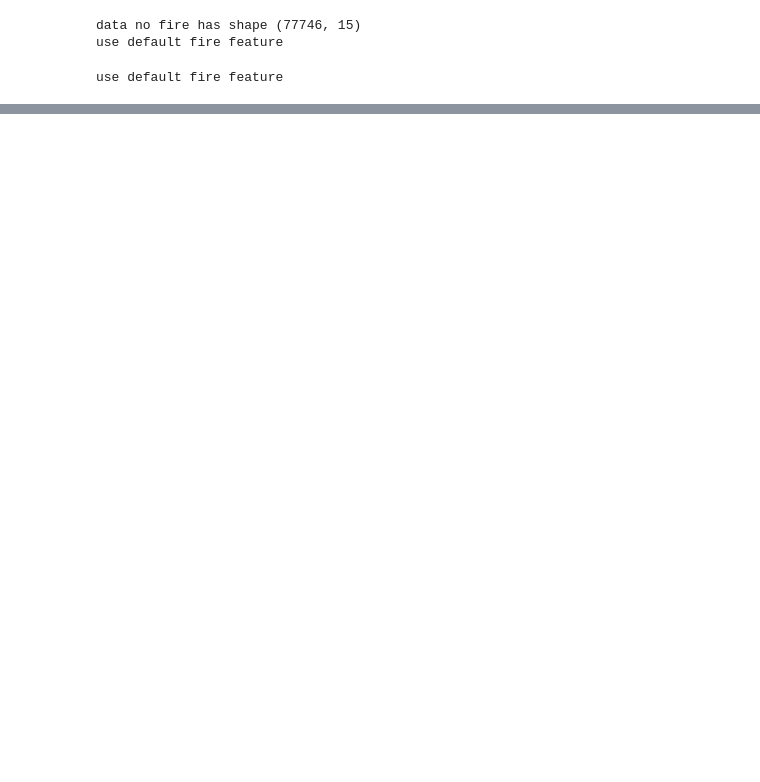
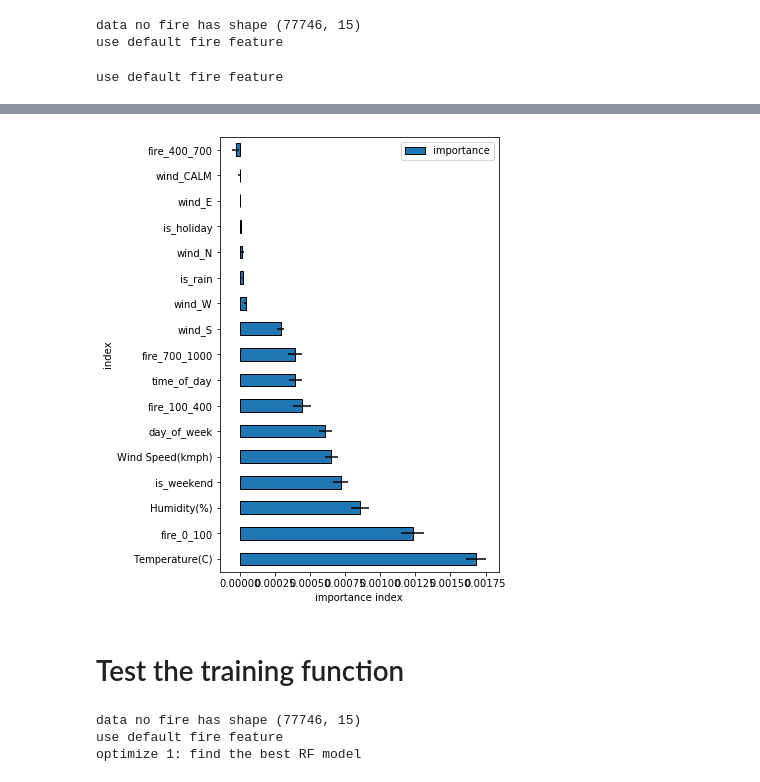
Before and after one commit to worasom/aqi_thailand2, a Jupyter notebook: notebooks/5_ML-Model_optimize.ipynb, the cells around one changed output, grey strips where cells are left out. Saved outputs shown, nothing was run; the diff lists cells and outputs as text; code cells hidden in the pictures; blank space fills up the shorter version.

```diff
--- a/notebooks/5_ML-Model_optimize.ipynb
+++ b/notebooks/5_ML-Model_optimize.ipynb
@@ -183,0 +197,8 @@ optimizing fire parameter. This will take about 15 mins
+# %%
+data.fire_dict = {'w_speed': 11, 'shift': -45, 'roll': 120}
+data.merge_fire(data.fire_dict)
+data.split_data(split_ratio=[0.6, 0.2, 0.2])
+xtrn, ytrn, x_cols = data.get_data_matrix(use_index=data.split_list[0])
+xval, yval, _ = data.get_data_matrix(use_index=data.split_list[1])
+model.fit(xtrn, ytrn)
+cal_scores(val, model.predict(val), header_str ='val_')
@@ -212,0 +239,22 @@ Index(['Temperature(C)', 'Humidity(%)', 'Wind Speed(kmph)', 'PM2.5_lag_1',
+# %%
+data.x_cols = ['Temperature(C)', 'Humidity(%)', 'Wind Speed(kmph)', 'PM2.5_lag_1',
+       'wind_E', 'wind_N', 'is_rain', 'is_weekend', 'time_of_day',
+       'fire_0_100', 'fire_100_400', 'fire_400_700', 'fire_700_1000']
+
+data.fire_dict = {'w_speed': 11, 'shift': -45, 'roll': 120}
+data.merge_fire(data.fire_dict)
+data.split_data(split_ratio=[0.7, 0.3])
+xtrn, ytrn, x_cols = data.get_data_matrix(use_index=data.split_list[0])
+xval, yval, _ = data.get_data_matrix(use_index=data.split_list[1])
+# %%
+%%time
+
+print('use tpot to find the best model. This should take 1 - 2 hours')
+tpot = TPOTRegressor( generations=5, population_size=50, verbosity=2,n_jobs=-1)
+tpot.fit(xtrn, ytrn)
+print(r2_score(yval,tpot.predict(xval)))
+tpot.export(data.model_folder + 'tpot.py')
+tpot_model = tpot.fitted_pipeline_
+
+with open(data.model_folder +'tpot.pkl','wb') as f:
+    pickle.dump(tpot_model, f)
@@ -212,0 +272,3 @@ Index(['Temperature(C)', 'Humidity(%)', 'Wind Speed(kmph)', 'PM2.5_lag_1',
+# %%
+fea_imp = feat_importance(tpot_model,xtrn,ytrn,x_cols,n_iter=50)
+fea_imp
@@ -212,0 +293,4 @@ Index(['Temperature(C)', 'Humidity(%)', 'Wind Speed(kmph)', 'PM2.5_lag_1',
+# %%
+show_fea_imp(fea_imp)
+# %% [output]
+[figure, added]
@@ -212,0 +303,8 @@ Index(['Temperature(C)', 'Humidity(%)', 'Wind Speed(kmph)', 'PM2.5_lag_1',
+# %% [markdown]
+# Test the training function
+# %%
+data, rf_model, tpot_model = train_city(city='Chiang Mai', pollutant='PM2.5',build=False)
+# %% [output]
+data no fire has shape (77746, 15)
+use default fire feature
+optimize 1: find the best RF model
```
Also changed, not shown: parts of 16 cells of this notebook, 10 other files.
